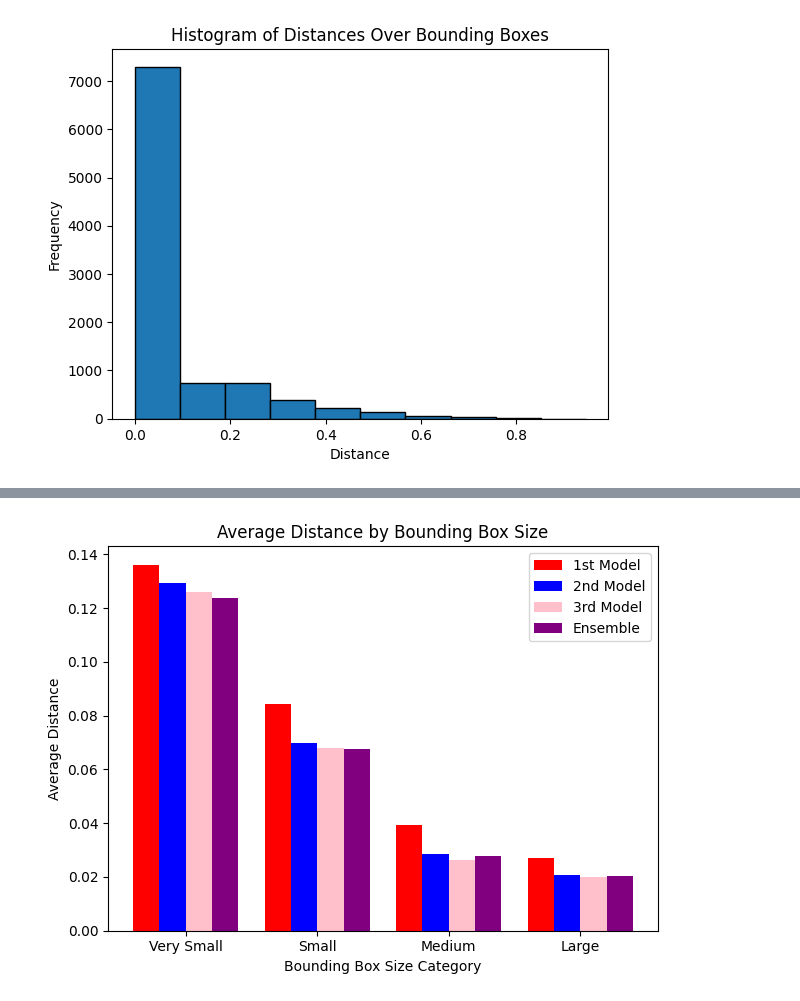
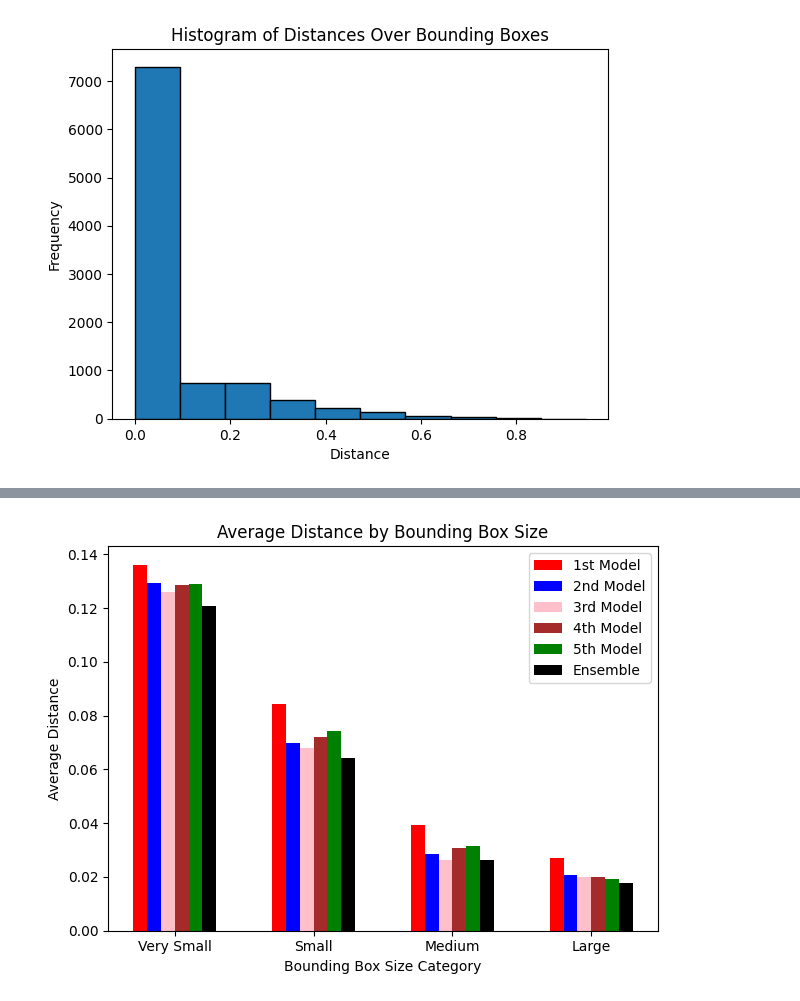
Before and after one commit to salvatorebuono02/ObjDct_Repo, a Jupyter notebook: models/FOMO/LeNetFOMO.ipynb, the cells around one changed output, grey strips where cells are left out. Cells and saved outputs as stored; diff of their text form; code cells hidden in the pictures.

Commit message:
chore: Update models for ensemble, add 4th and 5th model

```diff
--- a/models/FOMO/LeNetFOMO.ipynb
+++ b/models/FOMO/LeNetFOMO.ipynb
@@ -634,6 +708,18 @@ checkpoint = torch.load("../../models/trained_models/LeNetYOLO_2.pth")
 model_2.load_state_dict(checkpoint)
 model_2.eval()
 models.append(model_2)
+
+model_3 = TinyissimoYOLO()
+checkpoint = torch.load("../../models/trained_models/LeNetYOLO_3.pth")
+model_3.load_state_dict(checkpoint)
+model_3.eval()
+models.append(model_3)
+
+model_4 = TinyissimoYOLO()
+checkpoint = torch.load("../../models/trained_models/LeNetYOLO_4.pth")
+model_4.load_state_dict(checkpoint)
+model_4.eval()
+models.append(model_4)
 # %% [markdown]
 ## Create average predictions
 # %%
@@ -714,6 +816,8 @@ mAP: 0.32880884408950806
 real_boxes_1 = np.array(real_boxes_1)
 real_boxes_2 = np.array(real_boxes_2)
 real_boxes_3 = np.array(real_boxes_3)
+real_boxes_4 = np.array(real_boxes_4)
+real_boxes_5 = np.array(real_boxes_5)
 # %% [markdown]
 # Testing
 # %%
@@ -1018,33 +1188,53 @@ for i in range(len(bins) - 1):
         distance_means_3.append(np.mean(group_distances))
     else:
         distance_means_3.append(0)
+# %%
+# Calcolo della distanza media per ciascun gruppo di dimensioni
+distance_means_4 = []
+for i in range(len(bins) - 1):
+    group_distances = [dist for dist, size in zip(distances_4, box_sizes) if size == i + 1]
+    if group_distances:
+        distance_means_4.append(np.mean(group_distances))
+    else:
+        distance_means_4.append(0)
+# %%
+# Calcolo della distanza media per ciascun gruppo di dimensioni
+distance_means_5 = []
+for i in range(len(bins) - 1):
+    group_distances = [dist for dist, size in zip(distances_5, box_sizes) if size == i + 1]
+    if group_distances:
+        distance_means_5.append(np.mean(group_distances))
+    else:
+        distance_means_5.append(0)
 # %%
 # Creiamo una lista di etichette per le categorie di dimensioni
 labels = ['Very Small', 'Small', 'Medium', 'Large']
 
 # Configuriamo il numero di gruppi e il numero di barre per gruppo
 x = np.arange(len(labels))
-width = 0.2  # Larghezza delle barre
+width = 0.1  # Larghezza delle barre
 
 fig, ax = plt.subplots()
 
 # Aggiungiamo le barre per ogni set di distance_means
-rects1 = ax.bar(x - 1.5 * width, distance_means_1, width, label='1st Model', color='red')
-rects2 = ax.bar(x - 0.5 * width, distance_means_2, width, label='2nd Model', color='blue')
-rects3 = ax.bar(x + 0.5 * width, distance_means_3, width, label='3rd Model', color='pink')
-rects4 = ax.bar(x + 1.5 * width, distance_means, width, label='Ensemble', color='purple')
+rects1 = ax.bar(x - 2.5 * width, distance_means_1, width, label='1st Model', color='red')
+rects2 = ax.bar(x - 1.5 * width, distance_means_2, width, label='2nd Model', color='blue')
+rects3 = ax.bar(x - 0.5 * width, distance_means_3, width, label='3rd Model', color='pink')
+rects4 = ax.bar(x + 0.5 * width, distance_means_4, width, label='4th Model', color='brown')
+rects5 = ax.bar(x + 1.5 * width, distance_means_5, width, label='5th Model', color='green')
+rects6 = ax.bar(x + 2.5 * width, distance_means, width, label='Ensemble', color='black')
 
 # Aggiungiamo le etichette, il titolo e la legenda
 ax.set_xlabel('Bounding Box Size Category')
 ax.set_ylabel('Average Distance')
 ax.set_title('Average Distance by Bounding Box Size')
 ax.set_xticks(x)
 ax.set_xticklabels(labels)
 ax.legend()
 
 # Aggiungiamo una disposizione più compatta
 fig.tight_layout()
 
 plt.show()
 # %% [output]
-[figure, old version]
+[figure, new version]
```
Also changed, not shown: parts of 9 cells of this notebook.
